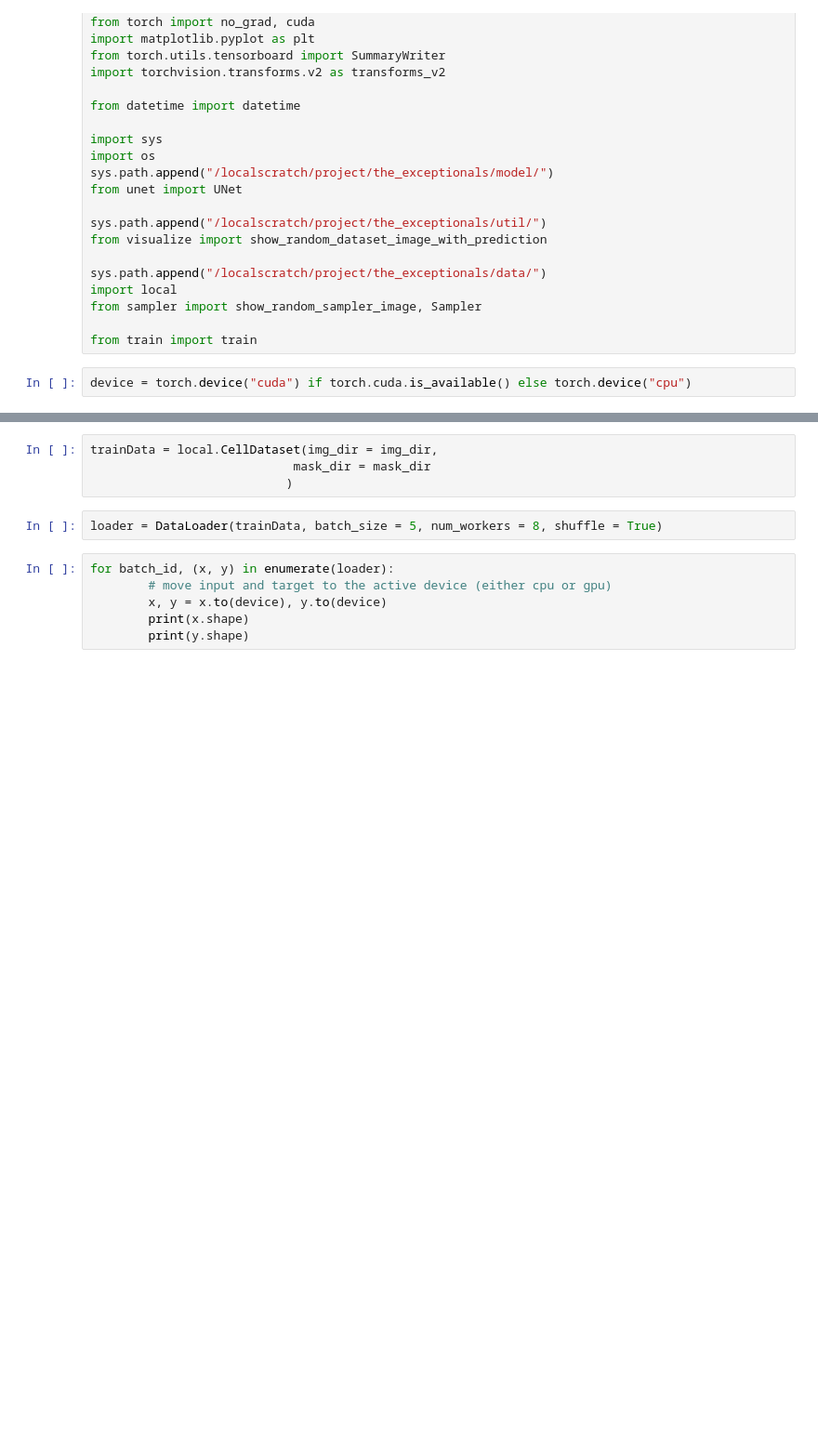
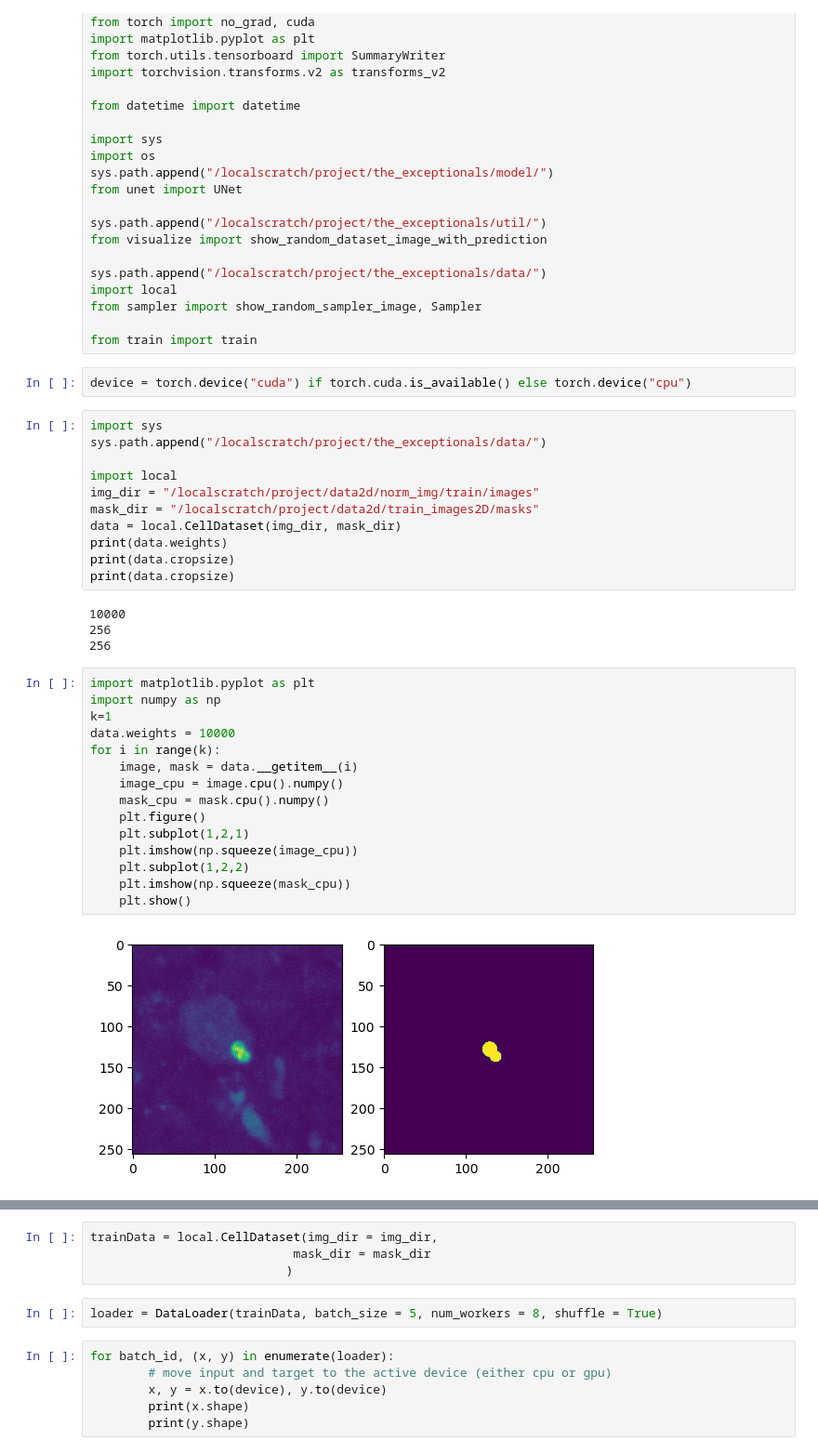
Before and after one commit to louisemorlot/the_exceptionals, a Jupyter notebook: notebook/training_sampler.ipynb, the cells around one changed output, grey strips where cells are left out. Shown at 93% size. Drawn from its saved outputs; the diff is of its cells as text; blank space fills up the shorter version.

Commit message:
Add function to training_sampler.ipynb

```diff
--- a/notebook/training_sampler.ipynb
+++ b/notebook/training_sampler.ipynb
@@ -33,3 +33,35 @@ from sampler import show_random_sampler_image, Sampler
 from train import train
 # %%
 device = torch.device("cuda") if torch.cuda.is_available() else torch.device("cpu")
+# %%
+import sys
+sys.path.append("/localscratch/project/the_exceptionals/data/")
+
+import local
+img_dir = "/localscratch/project/data2d/norm_img/train/images"
+mask_dir = "/localscratch/project/data2d/train_images2D/masks"
+data = local.CellDataset(img_dir, mask_dir)
+print(data.weights)
+print(data.cropsize)
+print(data.cropsize)
+# %% [output]
+10000
+256
+256
+# %%
+import matplotlib.pyplot as plt
+import numpy as np
+k=1
+data.weights = 10000
+for i in range(k):
+    image, mask = data.__getitem__(i)
+    image_cpu = image.cpu().numpy()
+    mask_cpu = mask.cpu().numpy()
+    plt.figure()
+    plt.subplot(1,2,1)
+    plt.imshow(np.squeeze(image_cpu))
+    plt.subplot(1,2,2)
+    plt.imshow(np.squeeze(mask_cpu))
+    plt.show()
+# %% [output]
+[figure, added]
```
Also changed, not shown: parts of 4 cells of this notebook.
